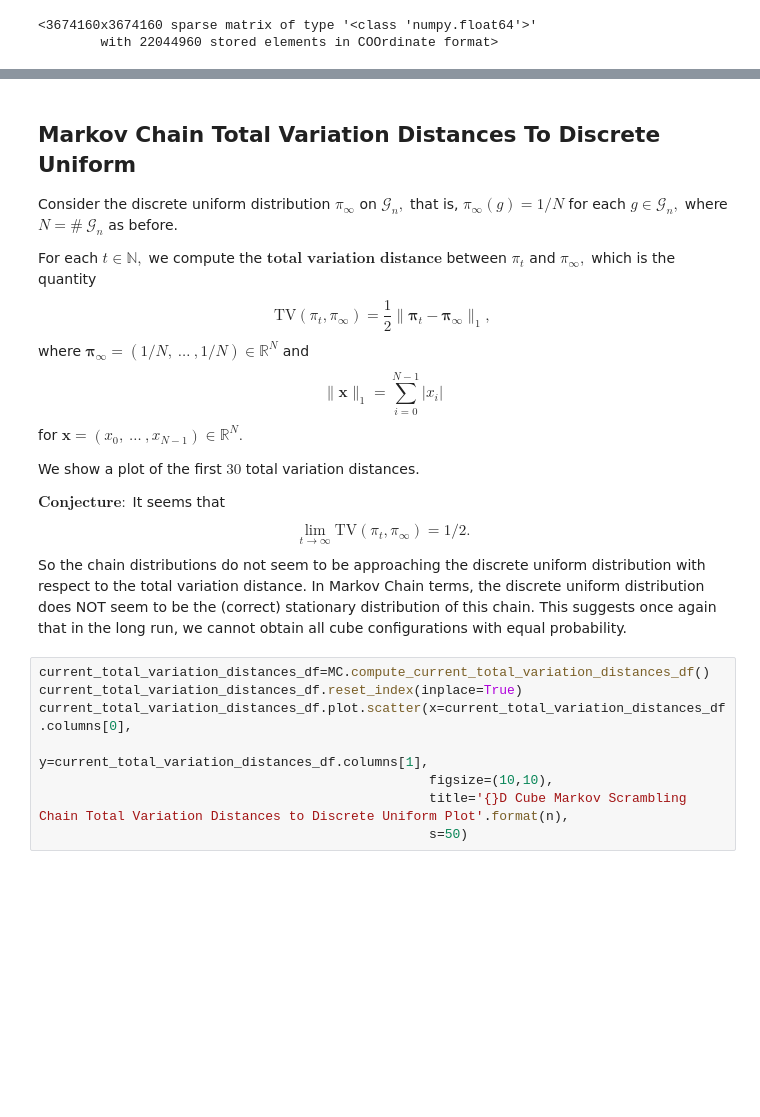
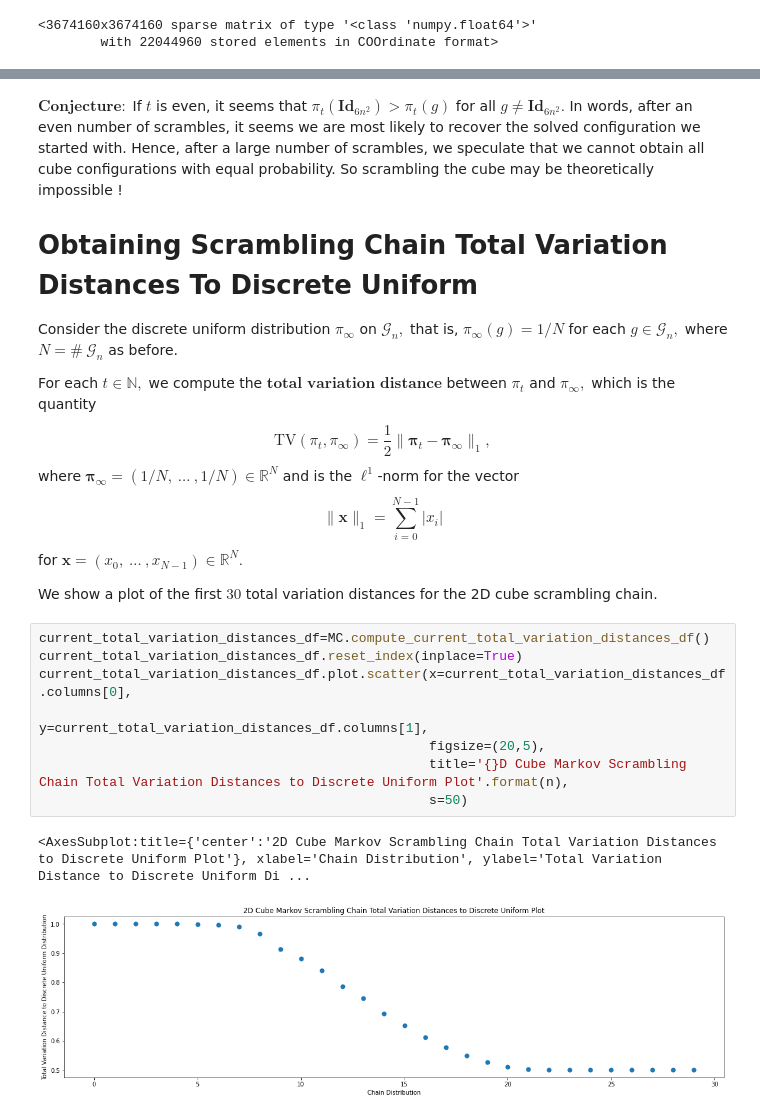
Before and after one commit to vskaush2/RubiksCubeMarkovChain, a Jupyter notebook: RubiksCubeMarkovChainDemo.ipynb, the cells around one changed output, grey strips where cells are left out. Saved outputs shown, nothing was run; the diff lists cells and outputs as text; blank space fills up the shorter version.

Commit message:
Updated documentation and exposition in RubiksCubeMarkovChainDemo.ipynb

```diff
--- a/RubiksCubeMarkovChainDemo.ipynb
+++ b/RubiksCubeMarkovChainDemo.ipynb
@@ -240,20 +239,23 @@ LOADING TRANSITION MATRIX IN SPARSE COO FORMAT ...
 # %% [markdown]
-## Markov Chain Total Variation Distances To Discrete Uniform
+$\textbf{Conjecture}:$ If $t$ is even, it seems that $\pi_t \left(\textbf{Id}_{6n^2} \right) > \pi_t(g)$ for all $g \ne \textbf{Id}_{6n^2}.$ In words, after an even number of scrambles, it seems we are most likely to recover the solved configuration we started with. Hence, after a large number of scrambles, we speculate that we cannot obtain all cube configurations with equal probability. So scrambling the cube may be theoretically impossible !
+
+# Obtaining Scrambling Chain Total Variation Distances To Discrete Uniform
 Consider the discrete uniform distribution $\pi_\infty$ on $\mathcal{G}_n,$ that is, $\pi_\infty(g)=1/N$ for each $g \in \mathcal{G}_n,$ where $N = \# \ \mathcal{G}_n$ as before.
 
 For each $t \in \mathbb{N},$ we compute the $\textbf{total variation distance}$ between $\pi_t$ and $\pi_\infty,$ which is the quantity
-$$\text{TV}(\pi_t,\pi_\infty) = \frac{1}{2} \|\boldsymbol{\pi}_t - \boldsymbol{\pi}_\infty \|_1,$$ where $\boldsymbol{\pi}_\infty=(1/N, \ \dots \ , 1/N) \in \mathbb{R}^N$ and
+$$\text{TV}(\pi_t,\pi_\infty) = \frac{1}{2} \|\boldsymbol{\pi}_t - \boldsymbol{\pi}_\infty \|_1,$$ where $\boldsymbol{\pi}_\infty=(1/N, \ \dots \ , 1/N) \in \mathbb{R}^N$ and is the $\ell^1$-norm for the vector
 $$\| \mathbf{x} \|_1= \sum_{i=0}^{N-1} |x_i|$$ for $\mathbf{x}=(x_0, \ \dots \ , x_{N-1}) \in \mathbb{R}^N.$
 
-We show a plot of the first $30$ total variation distances.
-
-$\textbf{Conjecture}:$ It seems that $$\lim_{t \rightarrow \infty} \text{TV}(\pi_t,\pi_\infty) = 1/2.$$ So the chain distributions do not seem to be approaching the discrete uniform distribution with respect to the total variation distance. In Markov Chain terms, the discrete uniform distribution does NOT seem to be the (correct) stationary distribution of this chain. This suggests once again that in the long run, we cannot obtain all cube configurations with equal probability.
+We show a plot of the first $30$ total variation distances for the 2D cube scrambling chain.
 # %%
 current_total_variation_distances_df=MC.compute_current_total_variation_distances_df()
 current_total_variation_distances_df.reset_index(inplace=True)
 current_total_variation_distances_df.plot.scatter(x=current_total_variation_distances_df.columns[0],
                                                   y=current_total_variation_distances_df.columns[1],
-                                                  figsize=(10,10),
+                                                  figsize=(20,5),
                                                   title='{}D Cube Markov Scrambling Chain Total Variation Distances to Discrete Uniform Plot'.format(n),
                                                   s=50)
+# %% [output]
+<AxesSubplot:title={'center':'2D Cube Markov Scrambling Chain Total Variation Distances to Discrete Uniform Plot'}, xlabel='Chain Distribution', ylabel='Total Variation Distance to Discrete Uniform Di ...
+[figure, added]
 # %% [markdown]
```
Also changed, not shown: parts of 10 cells of this notebook, 1 other file.
